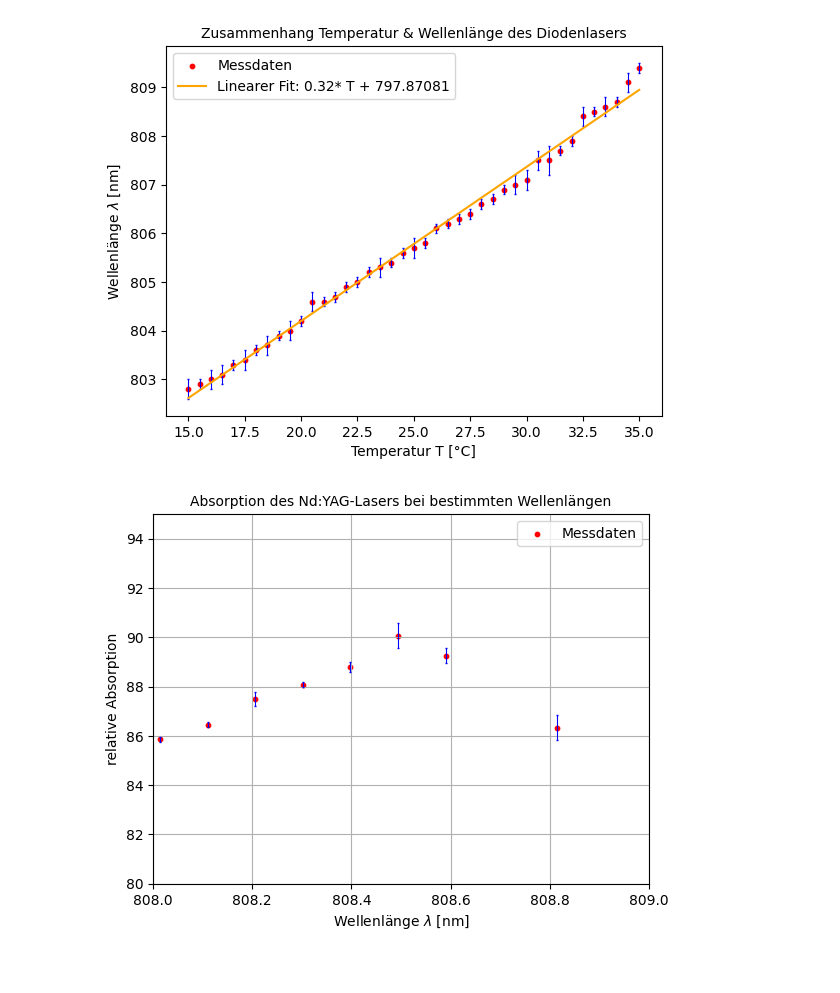
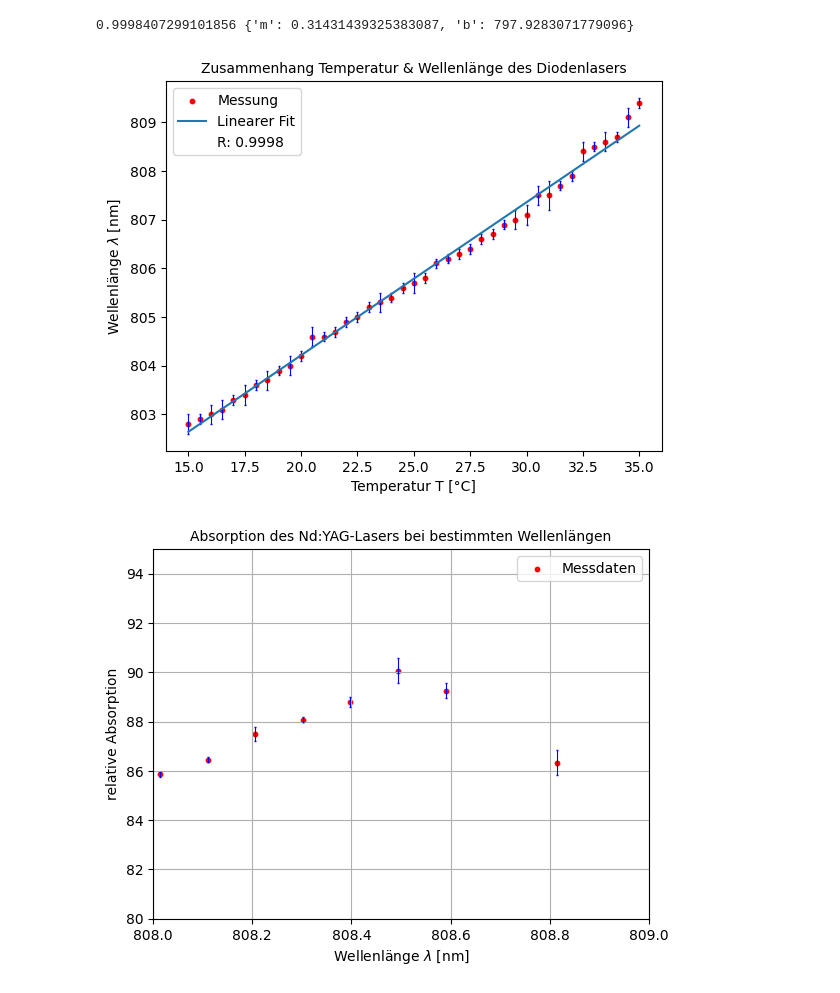
Before and after one commit to CaptainNikon/O2_Nd-YAG_Laser, a Jupyter notebook: Auswertung.ipynb, the cells around one changed output. Saved outputs shown, nothing was run; the diff lists cells and outputs as text; code cells hidden in the pictures.

```diff
--- a/Auswertung.ipynb
+++ b/Auswertung.ipynb
@@ -24,18 +27,24 @@ ndpower = np.array(np.genfromtxt("tab/ndyagpower.txt", delimiter='&'))
 def linear(x:np.array,m:float,b:float):
     return m*x+b
 # %%
-popt,cov = soc.curve_fit(linear,tlam[:,0],tlam[:,1],sigma=tlam[:,2], p0=[0.3,800])
+plt.scatter(tlam[:,0],tlam[:,1],s=10,c="red",label="Messung")
+plt.errorbar(tlam[:,0],tlam[:,1],yerr=tlam[:,2],linestyle="",capsize=1,c="blue",elinewidth=0.8)
 
-plt.errorbar(tlam[:,0],tlam[:,1],yerr=tlam[:,2],linestyle="",capsize=1,c="blue",elinewidth=0.8)
-plt.scatter(tlam[:,0],tlam[:,1],s=10,c="red",label="Messdaten")
-plt.plot(tlam[:,0],popt[0]*tlam[:,0]+popt[1],color="orange",label="Linearer Fit: "+str(round(popt[0],2))+"* T + "+str(round(popt[1],5)))
+lmodel = Model(linear)
+lparam = lmodel.make_params(m = 0.3,b = 800)
+lresult = lmodel.fit(tlam[:,1],params=lparam,x = tlam[:,0],weights = tlam[:,2])
+plt.plot(tlam[:,0], lresult.best_fit, '-', label='Linearer Fit')
+plt.plot([], [], ' ', label="R: "+str(np.round(lresult.rsquared,4)))
+print(lresult.rsquared,lresult.best_values)
+
 plt.legend(loc=0)
 plt.ylabel(r"Wellenlänge $\lambda$ [nm]")
 plt.xlabel(r"Temperatur T [°C]")
 plt.title("Zusammenhang Temperatur & Wellenlänge des Diodenlasers",fontsize=10)
 plt.savefig("Plots/Temperatur_Wellenlänge_Diode.pdf")
 # %% [output]
+0.9998407299101856 {'m': 0.31431439325383087, 'b': 797.9283071779096}
-[figure, old version]
+[figure, new version]
 # %%
 plt.errorbar((0.32*absorption[:,0]+797.87),100-(absorption[:,2]/85.6)*100,yerr=absorption[:,3],linestyle="",capsize=1,c="blue",elinewidth=0.8)
 plt.scatter((0.32*absorption[:,0]+797.87),100-(absorption[:,2]/85.6)*100,s=10,c="red",label="Messdaten")
```
Also changed, not shown: parts of 7 cells of this notebook, 11 other files.
